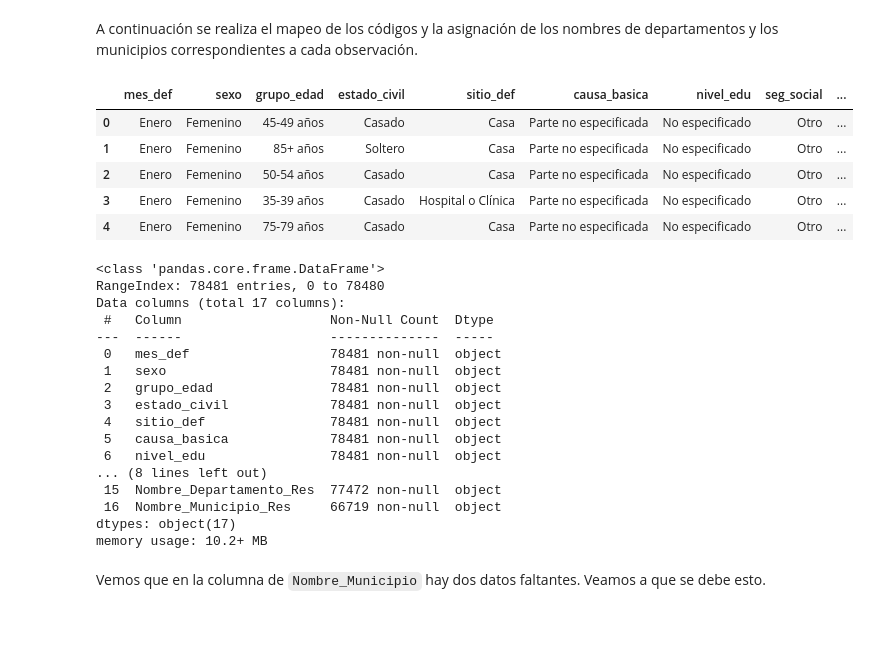
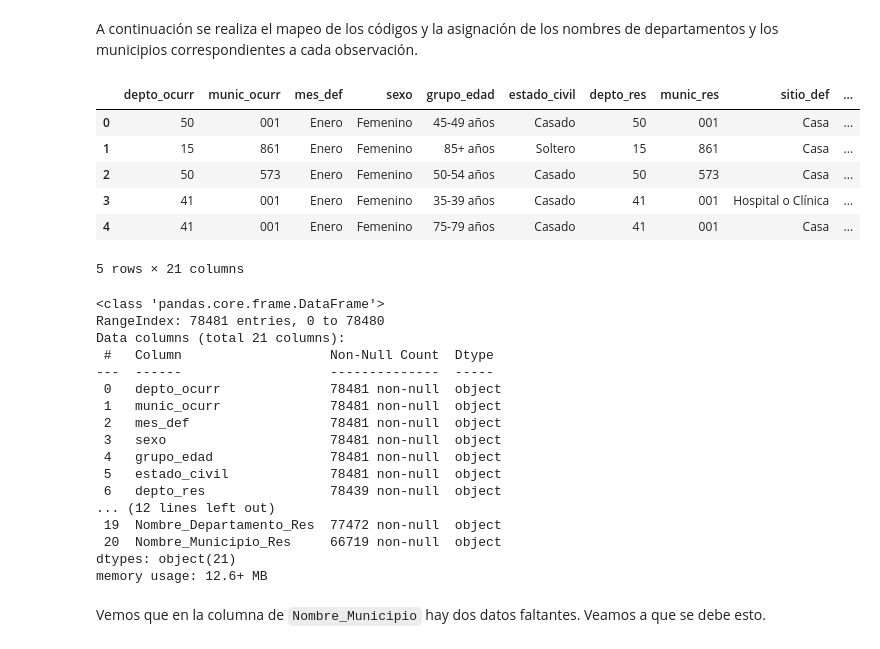
Before and after one commit to kmarcela11/ProyectoFinal_SeminarioInvestigativo, a Jupyter notebook: _sources/etl.ipynb, the cells around one changed output. Cells and saved outputs as stored; diff of their text form; code cells hidden in the pictures.

```diff
--- a/_sources/etl.ipynb
+++ b/_sources/etl.ipynb
@@ -774,39 +769,39 @@ A continuación se realiza el mapeo de los códigos y la asignación de los nomb
 # %%
 departamento_dict = dict(zip(data2['Código Departamento'], data2['Nombre Departamento']))
 municipio_dict = dict(zip(data2['Código Municipio'], data2['Nombre Municipio']))
 data['Nombre_Departamento_Def'] = data['depto_ocurr'].map(departamento_dict)
 data['Nombre_Municipio_Def'] = data['municipio'].map(municipio_dict)
 data['Nombre_Departamento_Res'] = data['depto_res'].map(departamento_dict)
 data['Nombre_Municipio_Res'] = data['municipio_res'].map(municipio_dict)
-data = data.drop(columns = ['munic_ocurr', 'depto_ocurr', 'depto_res', 'munic_res'])
 data.head()
 # %% [output]
-|  | mes_def | sexo | grupo_edad | estado_civil | sitio_def | causa_basica | nivel_edu | seg_social | ... |
-| 0 | Enero | Femenino | 45-49 años | Casado | Casa | Parte no especificada | No especificado | Otro | ... |
-| 1 | Enero | Femenino | 85+ años | Soltero | Casa | Parte no especificada | No especificado | Otro | ... |
-| 2 | Enero | Femenino | 50-54 años | Casado | Casa | Parte no especificada | No especificado | Otro | ... |
-| 3 | Enero | Femenino | 35-39 años | Casado | Hospital o Clínica | Parte no especificada | No especificado | Otro | ... |
-| 4 | Enero | Femenino | 75-79 años | Casado | Casa | Parte no especificada | No especificado | Otro | ... |
+|  | depto_ocurr | munic_ocurr | mes_def | sexo | grupo_edad | estado_civil | depto_res | munic_res | sitio_def | ... |
+| 0 | 50 | 001 | Enero | Femenino | 45-49 años | Casado | 50 | 001 | Casa | ... |
+| 1 | 15 | 861 | Enero | Femenino | 85+ años | Soltero | 15 | 861 | Casa | ... |
+| 2 | 50 | 573 | Enero | Femenino | 50-54 años | Casado | 50 | 573 | Casa | ... |
+| 3 | 41 | 001 | Enero | Femenino | 35-39 años | Casado | 41 | 001 | Hospital o Clínica | ... |
+| 4 | 41 | 001 | Enero | Femenino | 75-79 años | Casado | 41 | 001 | Casa | ... |
+5 rows × 21 columns
 # %%
 data.info()
 # %% [output]
 <class 'pandas.core.frame.DataFrame'>
 RangeIndex: 78481 entries, 0 to 78480
-Data columns (total 17 columns):
+Data columns (total 21 columns):
  #   Column                   Non-Null Count  Dtype
 ---  ------                   --------------  -----
- 0   mes_def                  78481 non-null  object
- 1   sexo                     78481 non-null  object
- 2   grupo_edad               78481 non-null  object
- 3   estado_civil             78481 non-null  object
- 4   sitio_def                78481 non-null  object
- 5   causa_basica             78481 non-null  object
- 6   nivel_edu                78481 non-null  object
-... (8 lines left out)
- 15  Nombre_Departamento_Res  77472 non-null  object
- 16  Nombre_Municipio_Res     66719 non-null  object
-dtypes: object(17)
-memory usage: 10.2+ MB
+ 0   depto_ocurr              78481 non-null  object
+ 1   munic_ocurr              78481 non-null  object
+ 2   mes_def                  78481 non-null  object
+ 3   sexo                     78481 non-null  object
+ 4   grupo_edad               78481 non-null  object
+ 5   estado_civil             78481 non-null  object
+ 6   depto_res                78439 non-null  object
+... (12 lines left out)
+ 19  Nombre_Departamento_Res  77472 non-null  object
+ 20  Nombre_Municipio_Res     66719 non-null  object
+dtypes: object(21)
+memory usage: 12.6+ MB
 # %% [markdown]
 Vemos que en la columna de `Nombre_Municipio` hay dos datos faltantes. Veamos a que se debe esto.
 # %%
```
Also changed, not shown: parts of 8 cells of this notebook, 5 other files.
